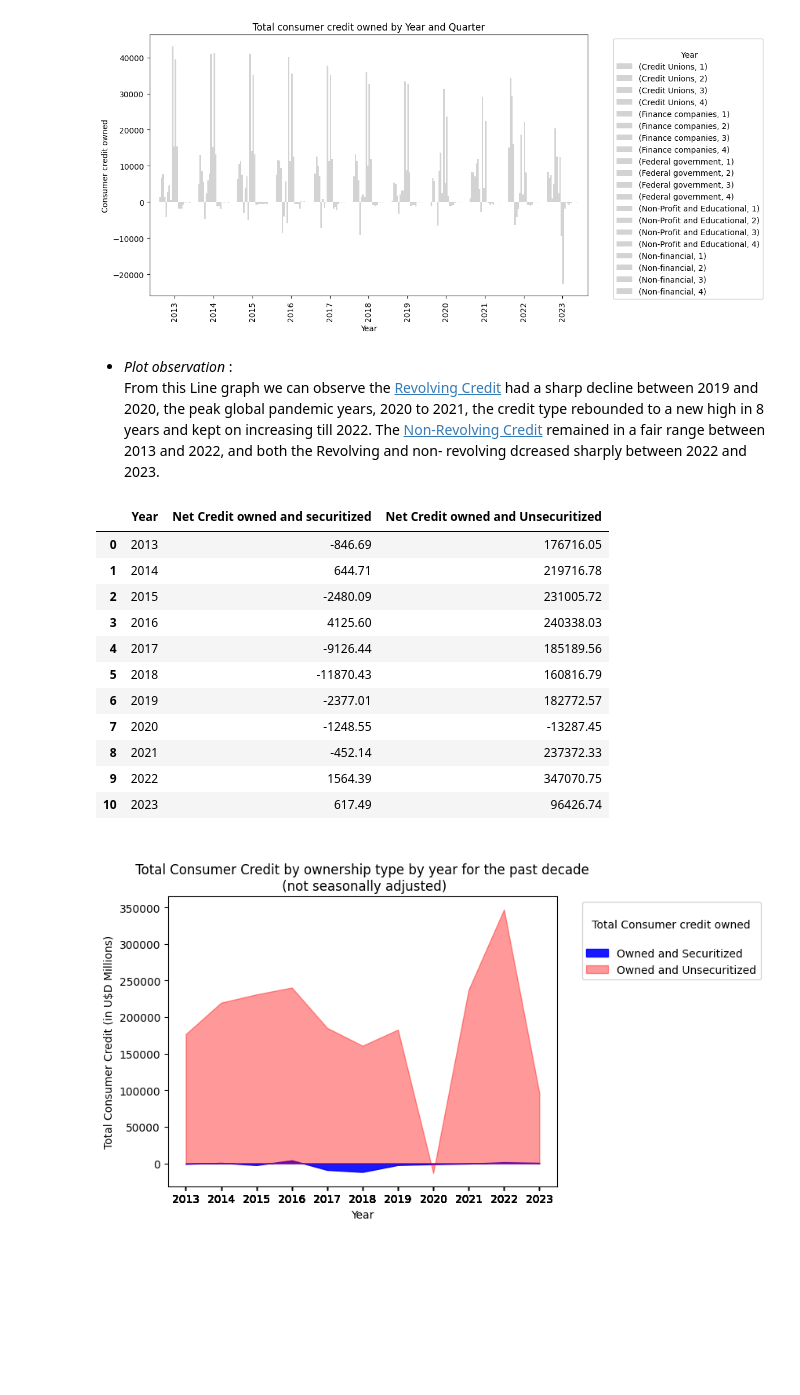
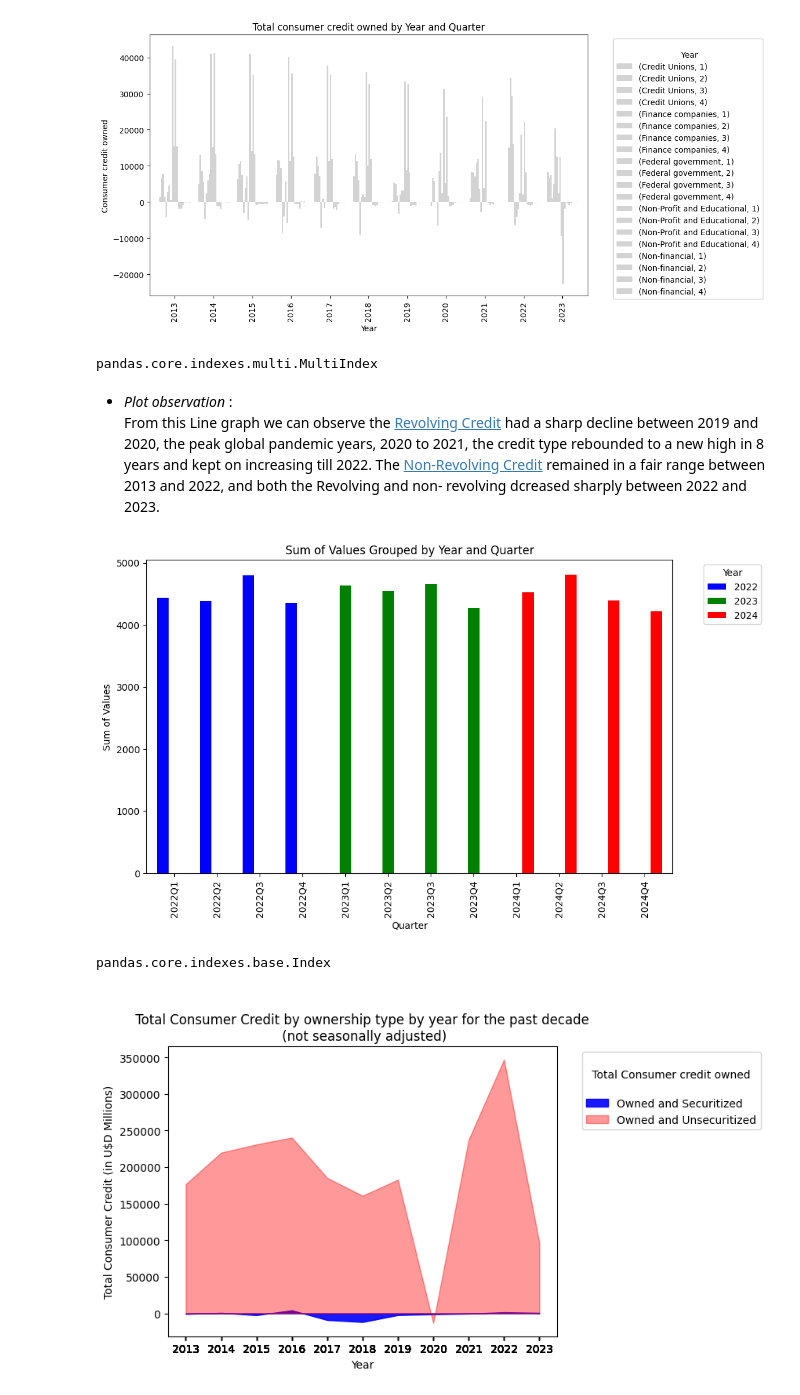
Before and after one commit to S3Stan/Federal_Reserve_Analytics, a Jupyter notebook: ConsumerCredit_NB.ipynb, the cells around one changed output. Saved outputs shown, nothing was run; the diff lists cells and outputs as text; code cells hidden in the pictures; blank space fills up the shorter version.

```diff
--- a/ConsumerCredit_NB.ipynb
+++ b/ConsumerCredit_NB.ipynb
@@ -282,9 +273,69 @@ importLibrary.plt.legend(title='\n Year', bbox_to_anchor=(1.05, 1), loc='upper l
 importLibrary.plt.show()
 # %% [output]
 [figure]
+# %%
+
+type(pivot_data_pvg.columns)
+# %% [output]
+pandas.core.indexes.multi.MultiIndex
 # %% [markdown]
 
 - _Plot observation_ : <br> From this Line graph we can observe the [Revolving Credit](#Dictionary) had a sharp decline between 2019 and 2020, the peak global pandemic years, 2020 to 2021, the credit type rebounded to a new high in 8 years and kept on increasing till 2022. The [Non-Revolving Credit](#Dictionary) remained in a fair range between 2013 and 2022, and both the Revolving and non- revolving dcreased sharply between 2022 and 2023.
+# %%
+import pandas as pd
+import numpy as np
+import matplotlib.pyplot as plt
+from matplotlib.colors import ListedColormap
+
+# Sample data
+np.random.seed(42)
+date_rng = pd.date_range(start='2022-01-01', end='2024-12-31', freq='D')
+data = np.random.randint(1, 100, len(date_rng))
+
+# Create a DataFrame
+df = pd.DataFrame({'Date': date_rng, 'Value': data})
+
+# Extract year and quarter from the Date column
+df['Year'] = df['Date'].dt.year
+df['Quarter'] = df['Date'].dt.to_period('Q')
+
+# Group data by year and quarter, and calculate the sum of values
+grouped_data = df.groupby(['Year', 'Quarter'])['Value'].sum().reset_index()
+
+# Pivot the DataFrame for plotting
+pivot_data = grouped_data.pivot(index='Quarter', columns='Year', values='Value')
+
+# Specify colors for certain columns
+colors_for_columns = {
+    2022: 'blue',
+    2023: 'green',
+    2024: 'red',
+}
+
+# Create a custom color map
+cmap = ListedColormap([colors_for_columns.get(col, 'lightgray') for col in pivot_data.columns])
+
+# Plotting
+fig, ax = plt.subplots(figsize=(10, 6))
+
+pivot_data.plot(kind='bar', ax=ax, colormap=cmap, width=0.8)
+
+# Add labels and title
+plt.xlabel('Quarter')
+plt.ylabel('Sum of Values')
+plt.title('Sum of Values Grouped by Year and Quarter')
+
+# Add legend
+plt.legend(title='Year', bbox_to_anchor=(1.05, 1), loc='upper left')
+
+# Show the plot
+plt.show()
+# %% [output]
+[figure, added]
+# %%
+type(pivot_data.columns)
+# %% [output]
+pandas.core.indexes.base.Index
 # %%
 # #Seasonality plot
 
@@ -321,21 +372,6 @@ importLibrary.plt.show()
 
 # # Show the plot
 # importLibrary.plt.show()
-
-TC_ratio_grouped_data
-# %% [output]
-|  | Year | Net Credit owned and securitized | Net Credit owned and Unsecuritized |
-| 0 | 2013 | -846.69 | 176716.05 |
-| 1 | 2014 | 644.71 | 219716.78 |
-| 2 | 2015 | -2480.09 | 231005.72 |
-| 3 | 2016 | 4125.60 | 240338.03 |
-| 4 | 2017 | -9126.44 | 185189.56 |
-| 5 | 2018 | -11870.43 | 160816.79 |
-| 6 | 2019 | -2377.01 | 182772.57 |
-| 7 | 2020 | -1248.55 | -13287.45 |
-| 8 | 2021 | -452.14 | 237372.33 |
-| 9 | 2022 | 1564.39 | 347070.75 |
-| 10 | 2023 | 617.49 | 96426.74 |
 # %%
 # Plot 3
 # Ratio of credit owned and securitized consumer credit over credit owed for the past decade. (not seasonally adjusted)
```
Also changed, not shown: parts of 6 cells of this notebook.
